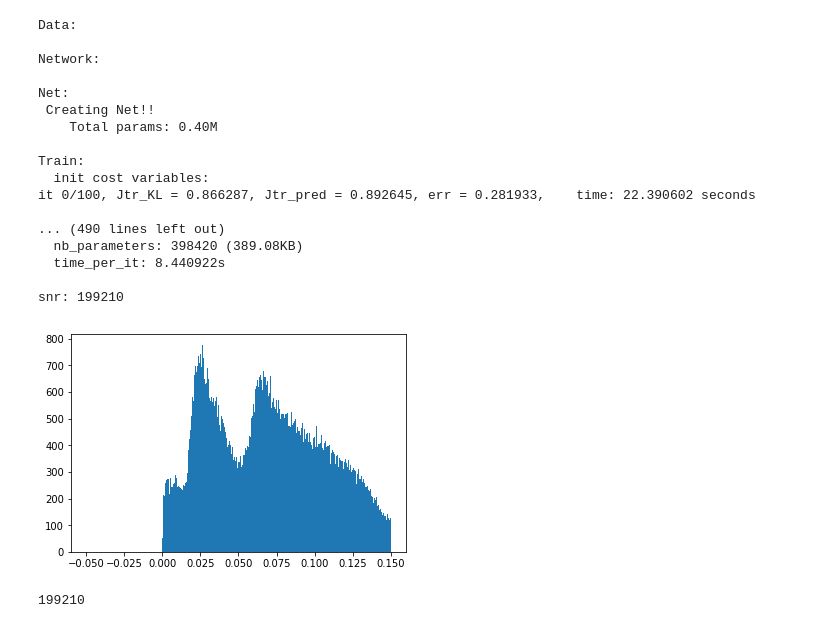
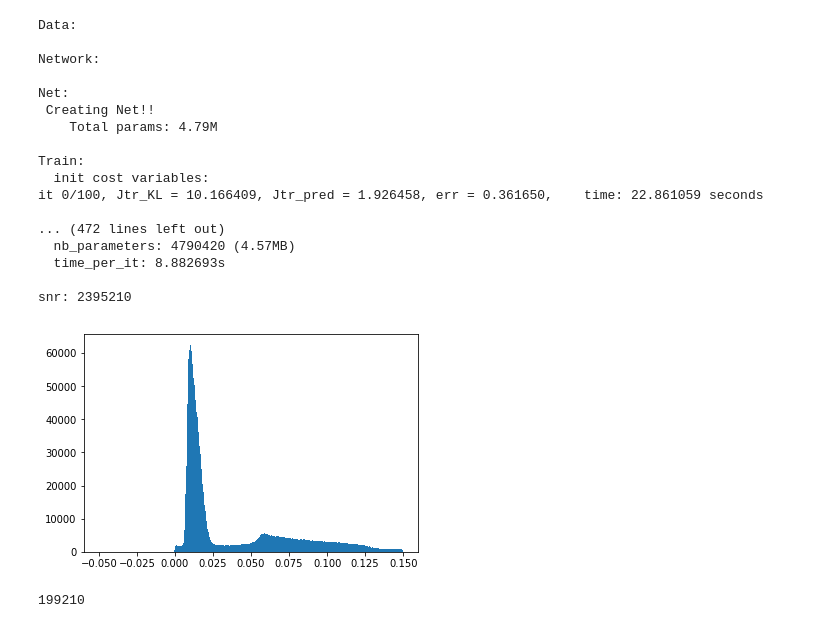
Before and after one commit to andrewlee98/Weight-Uncertainty-Extension, a Jupyter notebook: working weight dist.ipynb, the cells around one changed output. Drawn from its saved outputs; the diff is of its cells as text; code cells hidden in the pictures.

```diff
--- a/working weight dist.ipynb
+++ b/working weight dist.ipynb
@@ -65,7 +65,7 @@ nsamples = int(3)  # How many samples to estimate ELBO with at each iteration
 
 # if True: #args.model == 'Local_Reparam':
 net = BBP_Bayes_Net_LR(lr=lr, channels_in=1, side_in=28, cuda=use_cuda, classes=10, batch_size=batch_size,
-                 Nbatches=(NTrainPointsMNIST / batch_size), nhid=200, prior_sig=0.1)#args.prior_sig)
+                 Nbatches=(NTrainPointsMNIST / batch_size), nhid=1200, prior_sig=0.1)#args.prior_sig)
 
 
 ## ---------------------------------------------------------------------------------------------------------------------
@@ -156,40 +156,40 @@ print('  nb_parameters: %d (%s)' % (nb_parameters, humansize(nb_parameters)))
 print('  time_per_it: %fs\n' % (runtime_per_it))
 
 ## Save results for plots
 # np.save('results/test_predictions.npy', test_predictions)
 np.save(results_dir + '/KL_cost_train.npy', kl_cost_train)
 np.save(results_dir + '/pred_cost_train.npy', pred_cost_train)
 np.save(results_dir + '/cost_dev.npy', cost_dev)
 np.save(results_dir + '/err_train.npy', err_train)
 np.save(results_dir + '/err_dev.npy', err_dev)
 
 ## ---------------------------------------------------------------------------------------------------------------------
 torch.save(net, 'bbb.net')
 
 %matplotlib inline
 snr = net.get_weight_SNR()
 print('snr:', len(snr))
 plt.hist(snr, bins=np.linspace(-0.05, 0.15, 500))
 plt.show()
 # %% [output]
 Data:
 
 Network:
 
 Net:
  Creating Net!!
-    Total params: 0.40M
+    Total params: 4.79M
 
 Train:
   init cost variables:
-it 0/100, Jtr_KL = 0.866287, Jtr_pred = 0.892645, err = 0.281933,    time: 22.390602 seconds
+it 0/100, Jtr_KL = 10.166409, Jtr_pred = 1.926458, err = 0.361650,    time: 22.861059 seconds
 
-... (490 lines left out)
-  nb_parameters: 398420 (389.08KB)
-  time_per_it: 8.440922s
+... (472 lines left out)
+  nb_parameters: 4790420 (4.57MB)
+  time_per_it: 8.882693s
 
-snr: 199210
+snr: 2395210
-[figure, old version]
+[figure, new version]
 # %%
 import pickle
 pickle.dump(net.get_weight_samples(), open('results/BBBweights.pkl','wb'))
```
Also changed, not shown: parts of 5 cells of this notebook, 1 other file.
